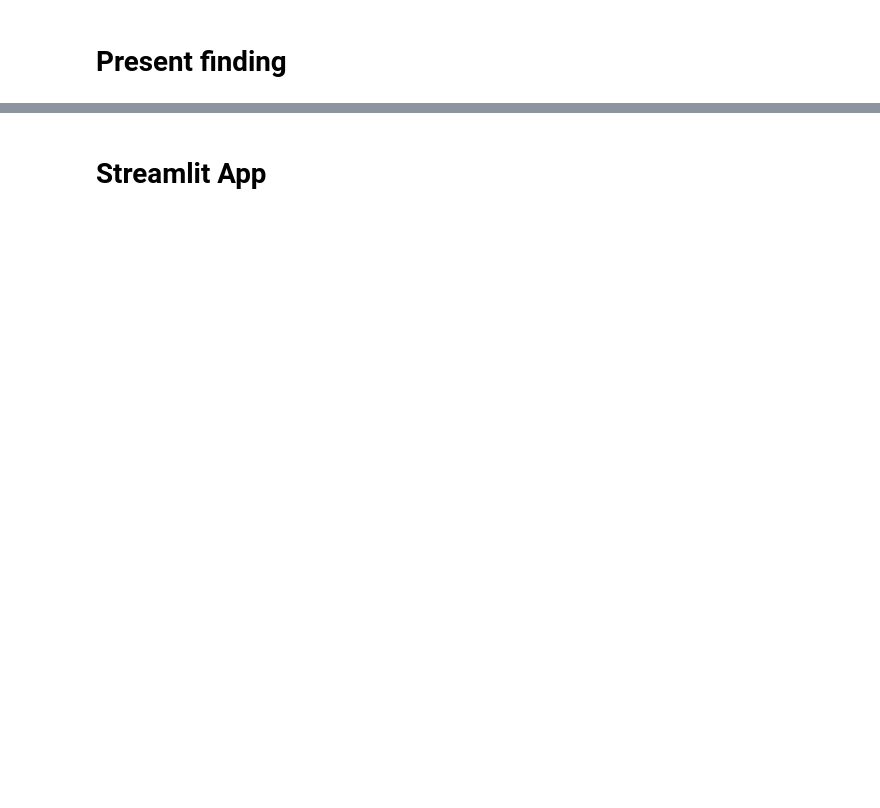
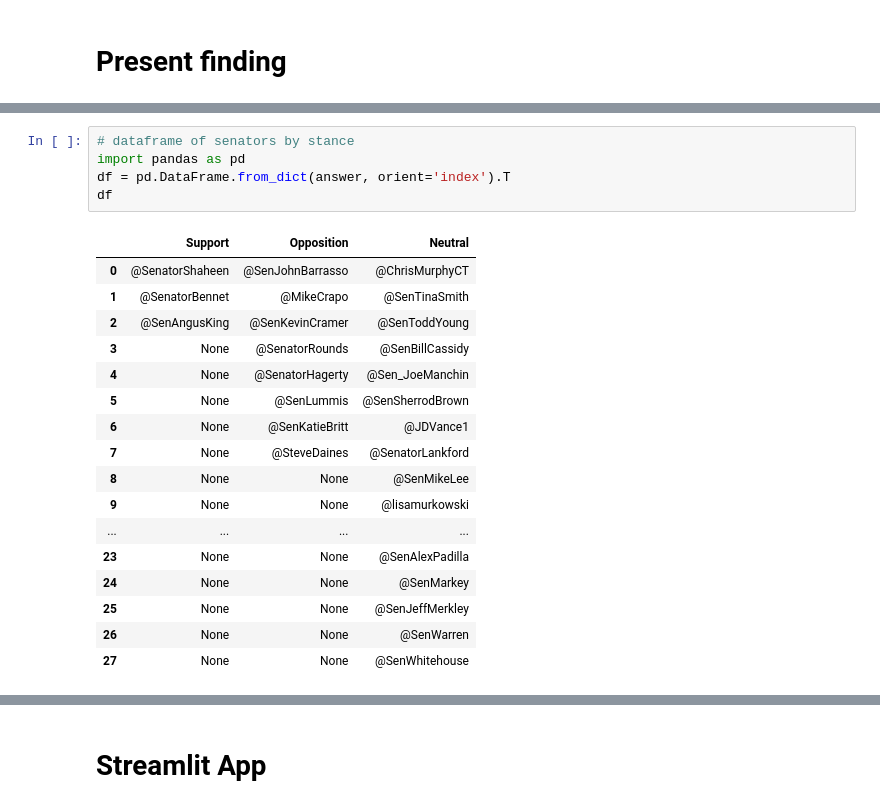
Before and after one commit to mzaoualim/lobbying_with_LLM, a Jupyter notebook: steps_lobbying_LLM.ipynb, the cells around one changed output, grey strips where cells are left out. Drawn from its saved outputs; the diff is of its cells as text; blank space fills up the shorter version.

```diff
--- a/steps_lobbying_LLM.ipynb
+++ b/steps_lobbying_LLM.ipynb
@@ -237,0 +234,23 @@ plt.show()
+# %%
+# dataframe of senators by stance
+import pandas as pd
+df = pd.DataFrame.from_dict(answer, orient='index').T
+df
+# %% [output]
+|  | Support | Opposition | Neutral |
+| 0 | @SenatorShaheen | @SenJohnBarrasso | @ChrisMurphyCT |
+| 1 | @SenatorBennet | @MikeCrapo | @SenTinaSmith |
+| 2 | @SenAngusKing | @SenKevinCramer | @SenToddYoung |
+| 3 | None | @SenatorRounds | @SenBillCassidy |
+| 4 | None | @SenatorHagerty | @Sen_JoeManchin |
+| 5 | None | @SenLummis | @SenSherrodBrown |
+| 6 | None | @SenKatieBritt | @JDVance1 |
+| 7 | None | @SteveDaines | @SenatorLankford |
+| 8 | None | None | @SenMikeLee |
+| 9 | None | None | @lisamurkowski |
+| ... | ... | ... | ... |
+| 23 | None | None | @SenAlexPadilla |
+| 24 | None | None | @SenMarkey |
+| 25 | None | None | @SenJeffMerkley |
+| 26 | None | None | @SenWarren |
+| 27 | None | None | @SenWhitehouse |
```
Also changed, not shown: parts of 19 cells of this notebook.
